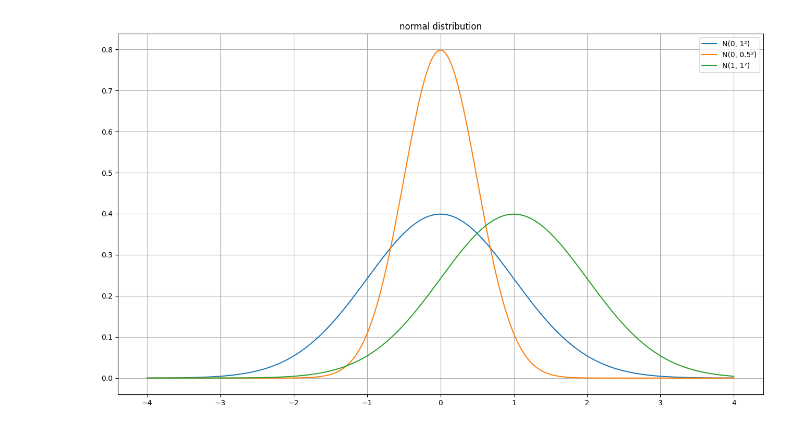
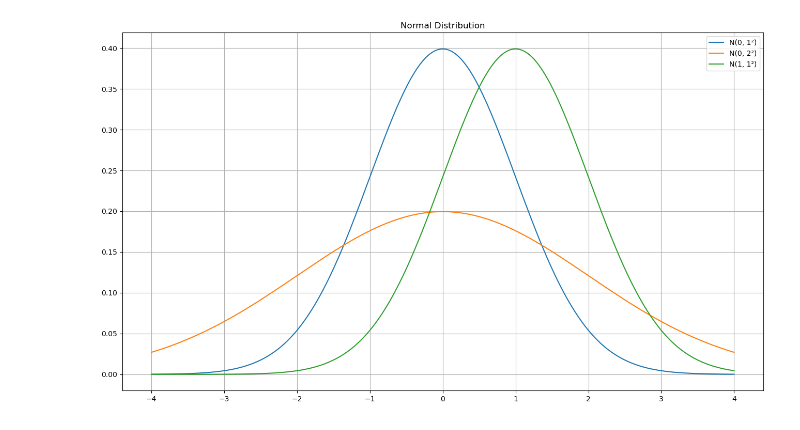
Before and after one commit to Imlorden2/quant-learning, a Jupyter notebook: code/notebooks/test.ipynb, the cells around one changed output. Drawn from its saved outputs; the diff is of its cells as text; code cells hidden in the pictures.

```diff
--- a/code/notebooks/test.ipynb
+++ b/code/notebooks/test.ipynb
@@ -254,0 +21,19 @@ distribution_comparison()
+# %%
+import numpy as np
+import matplotlib.pyplot as plt
+from scipy import stats
+
+plt.figure(figsize=(16, 9))
+x = np.linspace(147, 203, 300)
+y = stats.norm.pdf(x, loc=175, scale=7)
+plt.plot(x, y, label='N(175, 7²)')
+
+# 标注区间
+x_fill = np.linspace(168, 182, 300)
+y_fill = stats.norm.pdf(x_fill, loc=175, scale=7)
+plt.fill_between(x_fill, y_fill, alpha=0.3, label='P(168≤X≤182)≈68.3%')
+
+plt.title('Normal Distribution')
+plt.legend()
+plt.grid(True)
+plt.show()
@@ -255,11 +42,16 @@ distribution_comparison()
 # %%
-x = np.linspace(-4, 4, 1000)
+import numpy as np
+import matplotlib.pyplot as plt
+from scipy import stats
+
 plt.figure(figsize=(16, 9))
-for mu, sigma in [(0, 1), (0, 0.5), (1, 1)]:
-    y = stats.norm.pdf(x, mu, sigma)
+x = np.linspace(-4, 4, 300)
+for mu, sigma in [(0, 1), (0, 2), (1, 1)]:
+    y = stats.norm.pdf(x, loc=mu, scale=sigma)
     plt.plot(x, y, label=f'N({mu}, {sigma}²)')
-plt.title('normal distribution')
+plt.title('Normal Distribution')
 plt.legend()
 plt.grid(True)
+plt.show()
 # %% [output]
-[figure, old version]
+[figure, new version]
```
Also changed, not shown: parts of 19 cells of this notebook, 16 other files.
